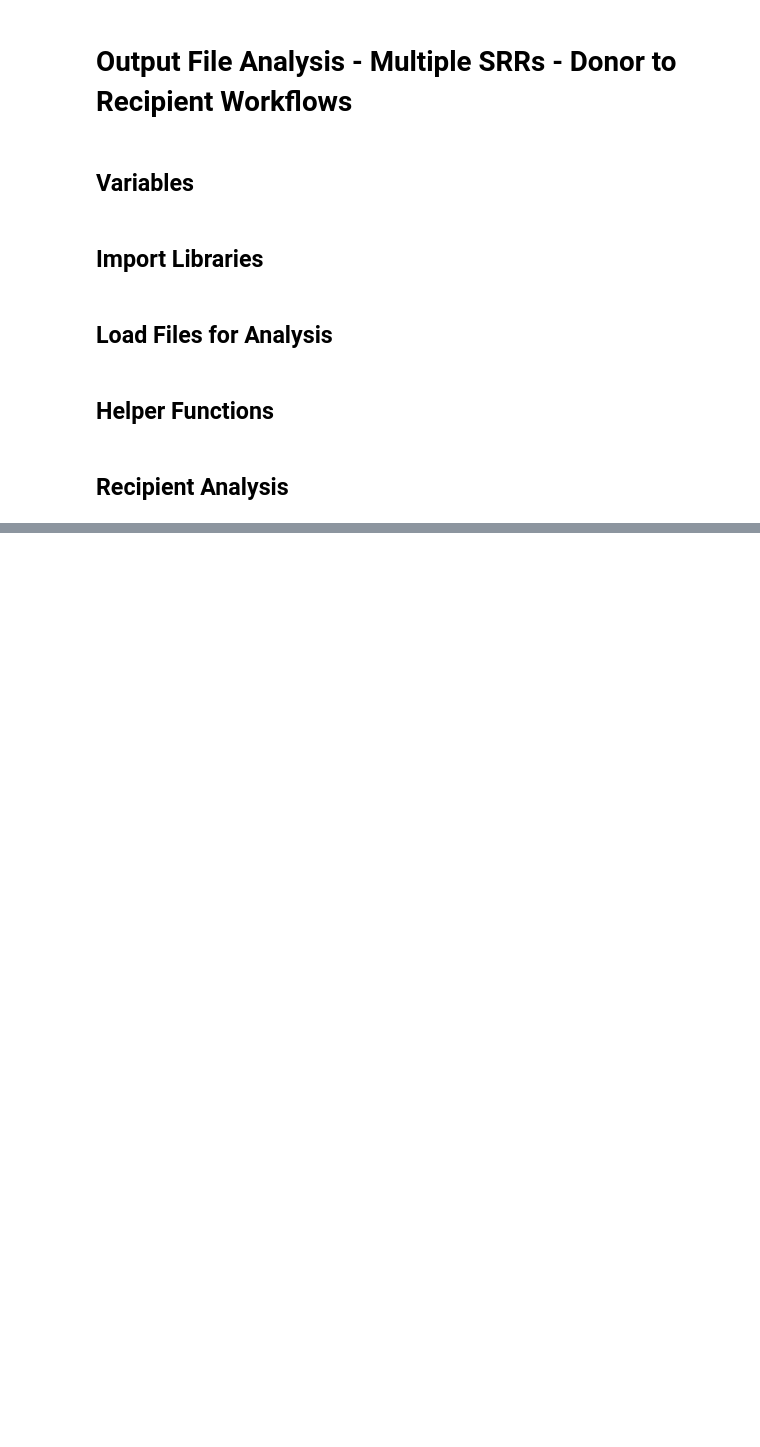
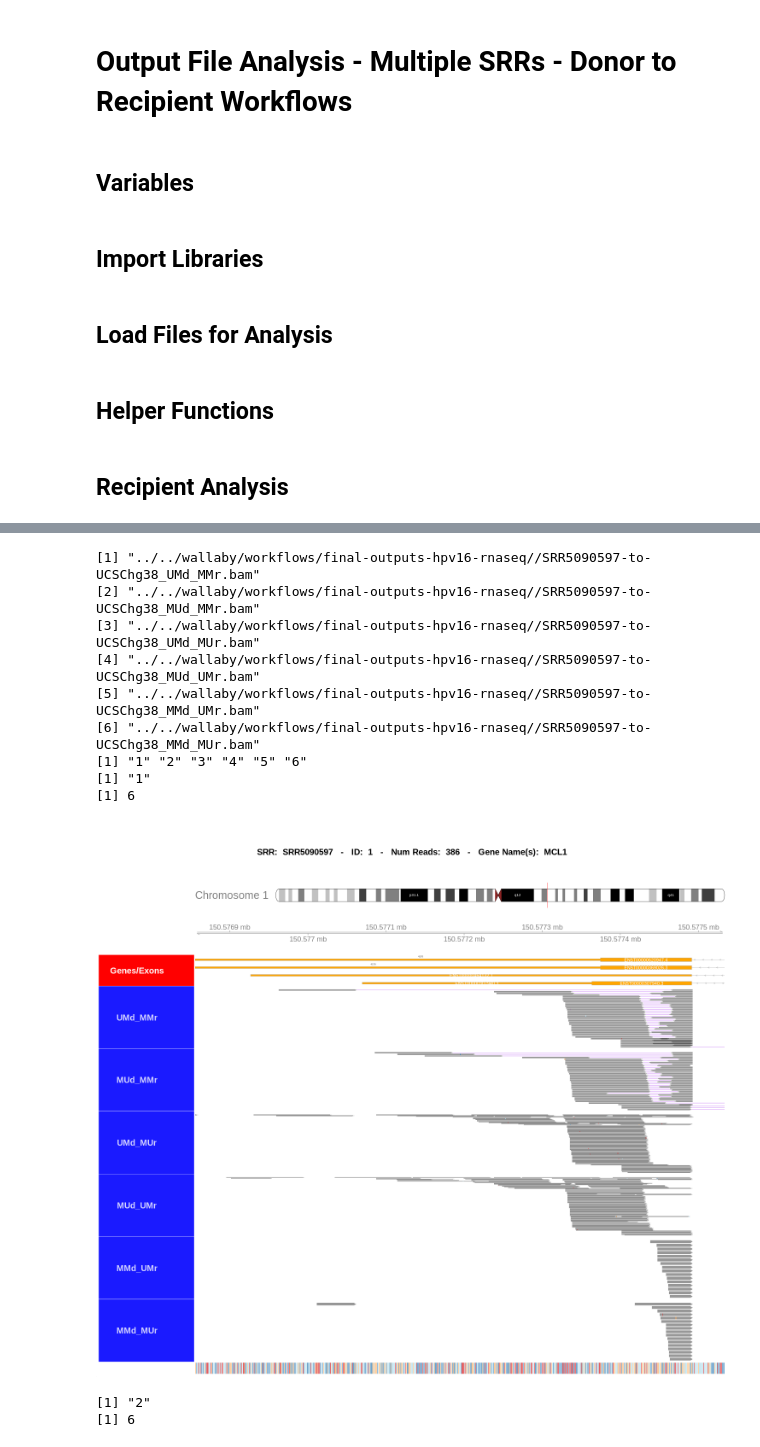
Before and after one commit to dformoso/wallaby, a Jupyter notebook: notebooks/multi_srr_donor_to_recipient_v3.ipynb, the cells around one changed output, grey strips where cells are left out. Drawn from its saved outputs; the diff is of its cells as text; code cells hidden in the pictures; blank space fills up the shorter version.

```diff
--- a/notebooks/multi_srr_donor_to_recipient_v3.ipynb
+++ b/notebooks/multi_srr_donor_to_recipient_v3.ipynb
@@ -11,15 +13,5 @@ inputs_folder <- "../../wallaby/workflows/cromwell-final-outputs/"
 donor_ref_genome <- "../../wallaby/data/ref_genomes/hpv/HPV16.fa"
 recipient_ref_genome <- "../../wallaby/data/ref_genomes/human/hg38.fa"
-# %%
-## Variables
-srr_names <- c("SRR5090597", "SRR5090599", "SRR5090601", "SRR5090603",
-               "SRR5090605", "SRR5090607", "SRR5090609", "SRR5090611",
-               "SRR5090613", "SRR5090615", "SRR5090617", "SRR5090619")
-donor_name <- "hpv16"
-recipient_name <- "UCSChg38"
-inputs_folder <- "../../wallaby/workflows/final-outputs-hpv16-rnaseq/"
-donor_ref_genome <- "../../wallaby/data/ref_genomes/hpv/HPV16.fa"
-recipient_ref_genome <- "../../wallaby/data/ref_genomes/human/hg38.fa"
 # %% [markdown]
 ## Import Libraries
 # %%
@@ -214,4 +240,6 @@ srrs_summary_table_recipient <- function(granges_list,
         column_spec(10, width = "30em", width_max = "30em") %>%
         as.character() %>%
         display_html()
+
+    return (srrs_summary_table)
 }
@@ -220,7 +302,7 @@ srrs_summary_table_recipient <- function(granges_list,
 # %%
 # Aggregated view of all overlapping crossings for the potential recipient for all srrs
 srrs_summary_table <- srrs_summary_table_recipient (granges_list = recip_granges_all_srrs,
-                                                    min_num_crossings = 1,
-                                                    min_num_reads = 2,
+                                                    min_num_crossings = 2,
+                                                    min_num_reads = 7,
                                                     src = src,
                                                     Hsapiens = Hsapiens)
@@ -226,0 +335,55 @@ srrs_summary_table <- srrs_summary_table_recipient (granges_list = recip_granges
+# %%
+# Plot all the overlapping reads for all 'ids' for all 'srr's
+
+# delete all existing plots in the "plots" folder
+was_deleted <- do.call(file.remove, list(list.files("./plots", full.names = TRUE)))
+
+# extract all srrs
+srrs <- as.list(unique(srrs_summary_table[,'srr']$srr))
+
+# loop over all srrs
+for (srr in srrs) {
+    # extract table for srr
+    crossings_table_recipient <- srrs_summary_table[srrs_summary_table[, srr == srrs[1]], ]
+    crossings_table_recipient <- crossings_table_recipient[, !"srr"]
+
+    # extract bams for srr
+    recip_bams <- unlist(recip_bams_all_srrs[[srr]])
+
+    # extract id list
+    ids <- unlist(as.list(crossings_table_recipient[,"id"]$id))
+
+    # create a visualization for all 'id's
+    for (id in ids) {
+        # calculate height
+        crossings_number <- length(as.list(strsplit(crossings_table_recipient[id == id,]$unique_crossings[[1]], ",")))
+        height <- 400 + 150 * crossings_number
+
+        # open image writer
+        png(paste("./plots/plots_" , id, ".png", sep = ""), width = 1480, height = height, res = 60)
+            # plot graph
+            plot_reads_region(srr = srr,
+                      id = as.integer(id),
+                      crossings_table_recipient = crossings_table_recipient,
+                      recip_bams = recip_bams,
+                      extend_left = 20,
+                      extend_right = 20,
+                      ref_genome = recipient_ref_genome)
+        dev.off()
+        # display plot as image
+        display_png(file=paste("./plots/plots_", id,".png", sep=""))
+    }
+}
+# %% [output]
+[1] "../../wallaby/workflows/final-outputs-hpv16-rnaseq//SRR5090597-to-UCSChg38_UMd_MMr.bam"
+[2] "../../wallaby/workflows/final-outputs-hpv16-rnaseq//SRR5090597-to-UCSChg38_MUd_MMr.bam"
+[3] "../../wallaby/workflows/final-outputs-hpv16-rnaseq//SRR5090597-to-UCSChg38_UMd_MUr.bam"
+[4] "../../wallaby/workflows/final-outputs-hpv16-rnaseq//SRR5090597-to-UCSChg38_MUd_UMr.bam"
+[5] "../../wallaby/workflows/final-outputs-hpv16-rnaseq//SRR5090597-to-UCSChg38_MMd_UMr.bam"
+[6] "../../wallaby/workflows/final-outputs-hpv16-rnaseq//SRR5090597-to-UCSChg38_MMd_MUr.bam"
+[1] "1" "2" "3" "4" "5" "6"
+[1] "1"
+[1] 6
+[figure, added]
+[1] "2"
+[1] 6
```
Also changed, not shown: parts of 9 cells of this notebook, 7 other files.
